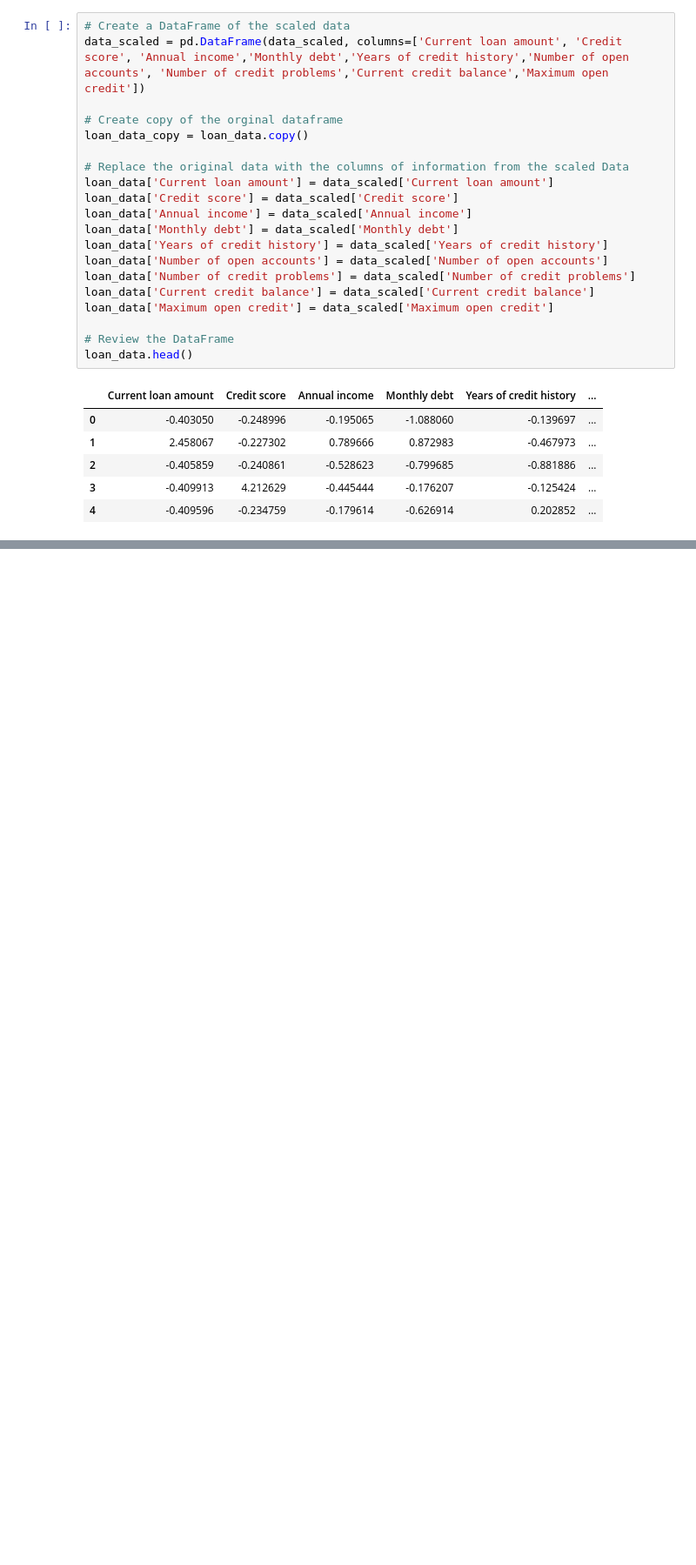
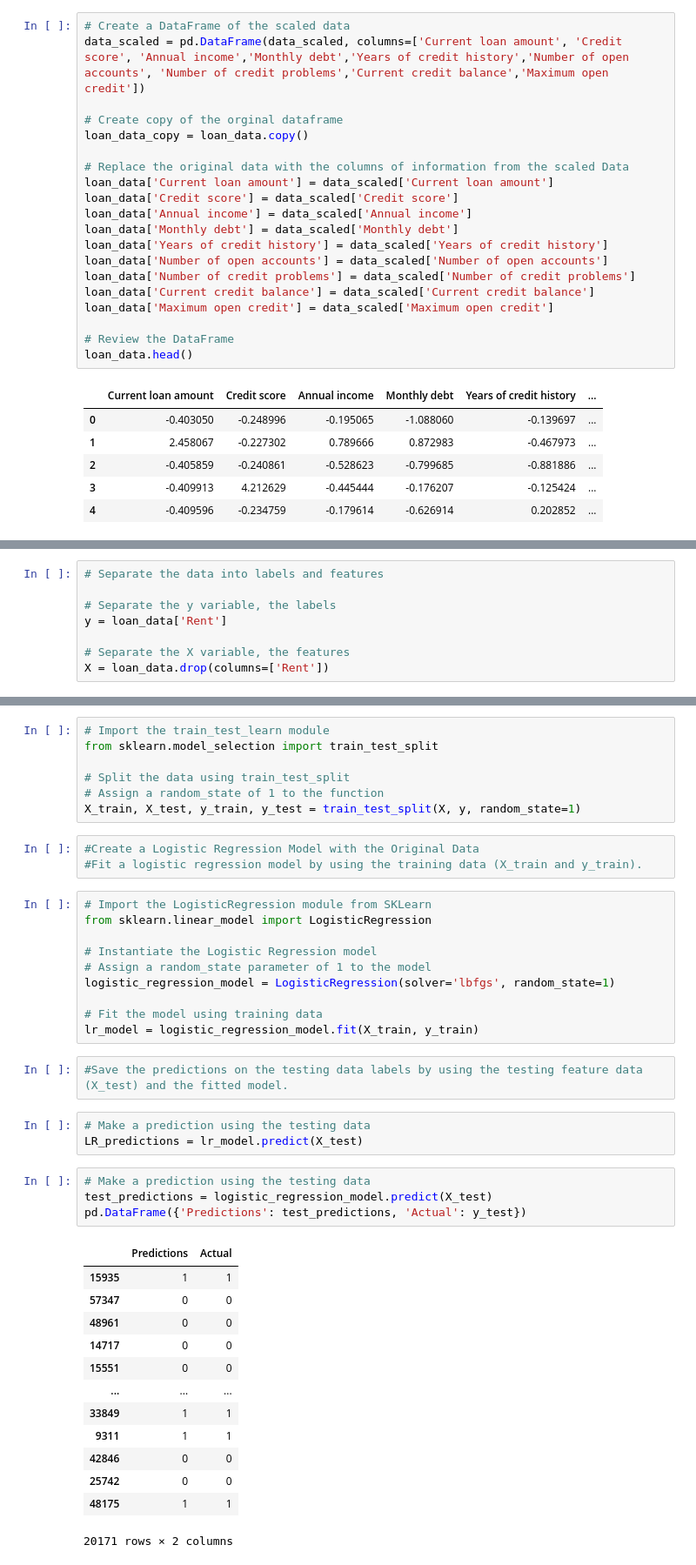
Before and after one commit to KavishNaran/Loan-risk---machine-learning, a Jupyter notebook: Data Analysis1.ipynb, the cells around one changed output, grey strips where cells are left out. Shown at 87% size. Saved outputs shown, nothing was run; the diff lists cells and outputs as text; blank space fills up the shorter version.

Commit message:
my first machine learning commit

```diff
--- a/Data Analysis.ipynb
+++ b/Data Analysis1.ipynb
@@ -79,0 +89,8 @@ loan_data.head()
+# %%
+# Separate the data into labels and features
+
+# Separate the y variable, the labels
+y = loan_data['Rent']
+
+# Separate the X variable, the features
+X = loan_data.drop(columns=['Rent'])
@@ -79,0 +127,43 @@ loan_data.head()
+# %%
+# Import the train_test_learn module
+from sklearn.model_selection import train_test_split
+
+# Split the data using train_test_split
+# Assign a random_state of 1 to the function
+X_train, X_test, y_train, y_test = train_test_split(X, y, random_state=1)
+# %%
+#Create a Logistic Regression Model with the Original Data
+#Fit a logistic regression model by using the training data (X_train and y_train).
+# %%
+# Import the LogisticRegression module from SKLearn
+from sklearn.linear_model import LogisticRegression
+
+# Instantiate the Logistic Regression model
+# Assign a random_state parameter of 1 to the model
+logistic_regression_model = LogisticRegression(solver='lbfgs', random_state=1)
+
+# Fit the model using training data
+lr_model = logistic_regression_model.fit(X_train, y_train)
+# %%
+#Save the predictions on the testing data labels by using the testing feature data (X_test) and the fitted model.
+# %%
+# Make a prediction using the testing data
+LR_predictions = lr_model.predict(X_test)
+# %%
+# Make a prediction using the testing data
+test_predictions = logistic_regression_model.predict(X_test)
+pd.DataFrame({'Predictions': test_predictions, 'Actual': y_test})
+# %% [output]
+|  | Predictions | Actual |
+| 15935 | 1 | 1 |
+| 57347 | 0 | 0 |
+| 48961 | 0 | 0 |
+| 14717 | 0 | 0 |
+| 15551 | 0 | 0 |
+| ... | ... | ... |
+| 33849 | 1 | 1 |
+| 9311 | 1 | 1 |
+| 42846 | 0 | 0 |
+| 25742 | 0 | 0 |
+| 48175 | 1 | 1 |
+20171 rows × 2 columns
```
Also changed, not shown: parts of 33 cells of this notebook, 1 other file.
